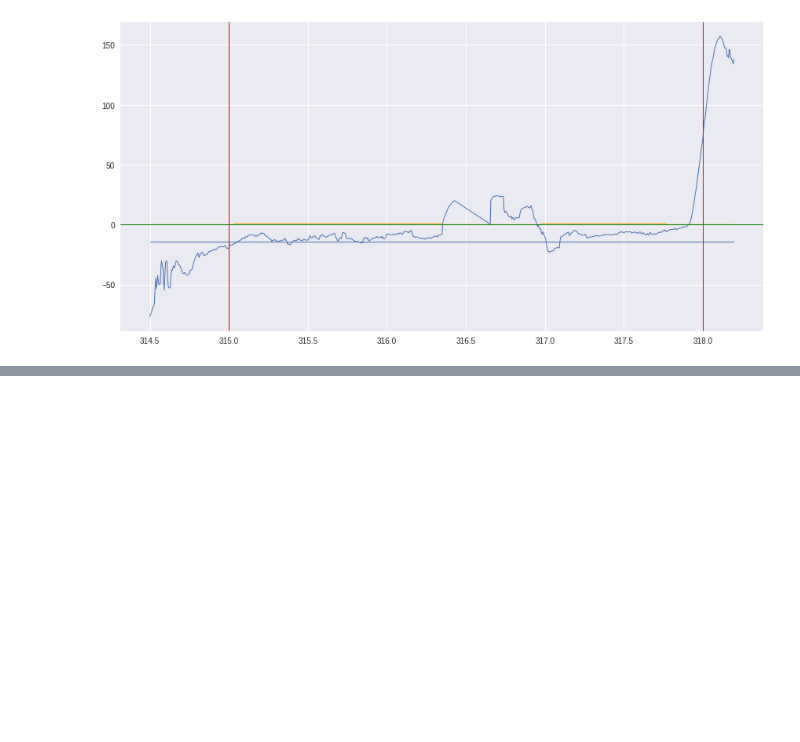
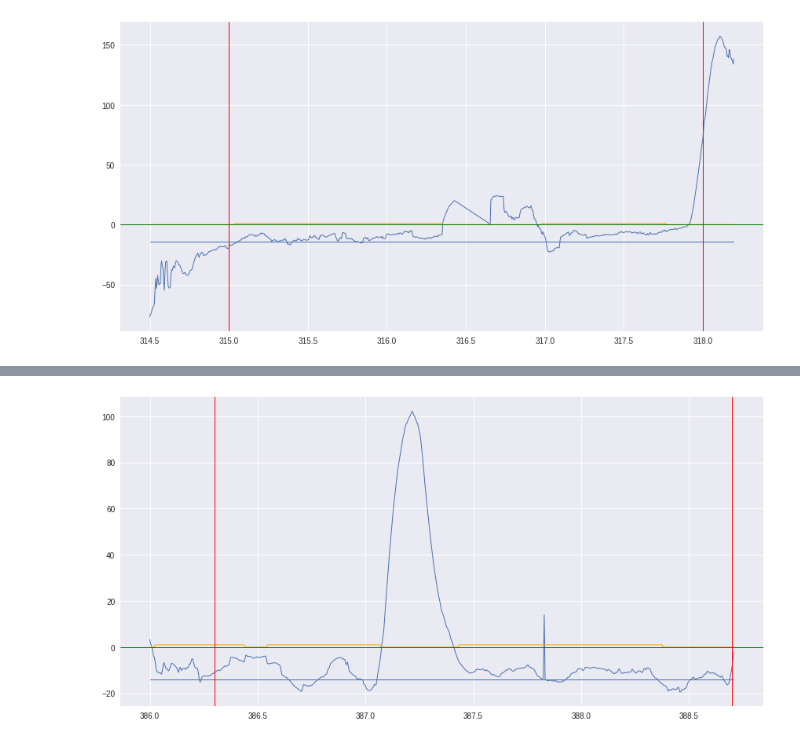
Before and after one commit to alTeska/VR_Acuity, a Jupyter notebook: notebooks/SRB_Dmax_dt_0705.ipynb, the cells around one changed output, grey strips where cells are left out. Saved outputs shown, nothing was run; the diff lists cells and outputs as text; code cells hidden in the pictures; blank space fills up the shorter version.

```diff
--- a/notebooks/SRB_Dmax_dt_0705.ipynb
+++ b/notebooks/SRB_Dmax_dt_0705.ipynb
@@ -351,0 +352,15 @@ g.map(plt.axhline, y=0, alpha=1, linewidth=1, color='green');
+# %%
+## 386, 388
+dpart = dd2[(dd2['Time']>386) & (dd2['Time']<388.71)]
+xmin, xmax = 386.3, 388.7
+
+g = sns.FacetGrid(data=dpart, size=6, aspect=2)#, ylim=[-30,30])
+g.map(plt.plot, "Time", "U", alpha=1, linewidth=1);
+g.map(plt.plot, "Time", "speed" , alpha=1, linewidth=1);
+g.map(plt.plot, "Time", "SRBall2" , alpha=1, linewidth=1, color='orange');
+
+g.map(plt.axvline, x=xmin, alpha=1, linewidth=1, color='red');
+g.map(plt.axvline, x=xmax, alpha=1, linewidth=1, color='red');
+g.map(plt.axhline, y=0, alpha=1, linewidth=1, color='green');
+# %% [output]
+[figure, added]
```
Also changed, not shown: parts of 18 cells of this notebook, 7 other files.
